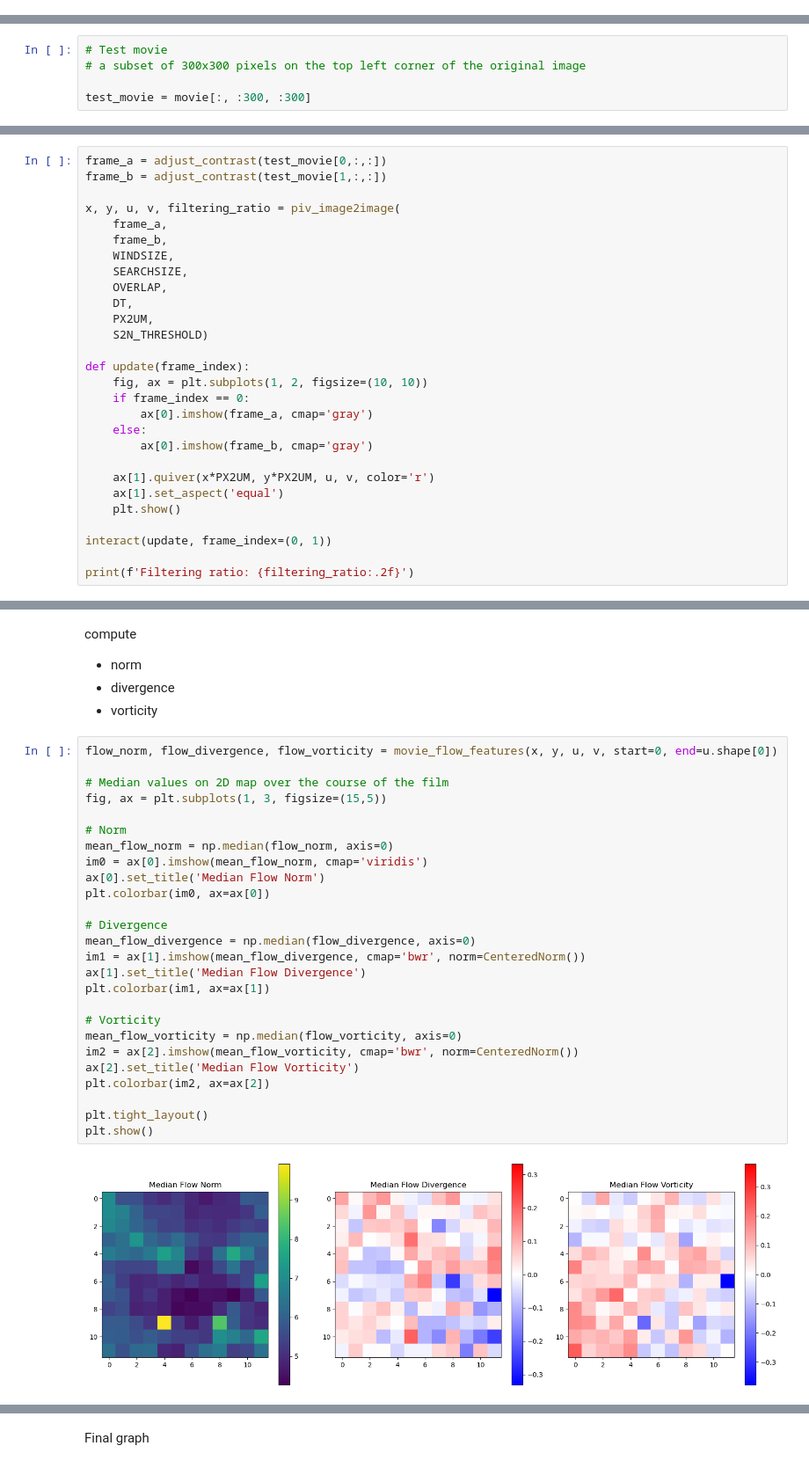
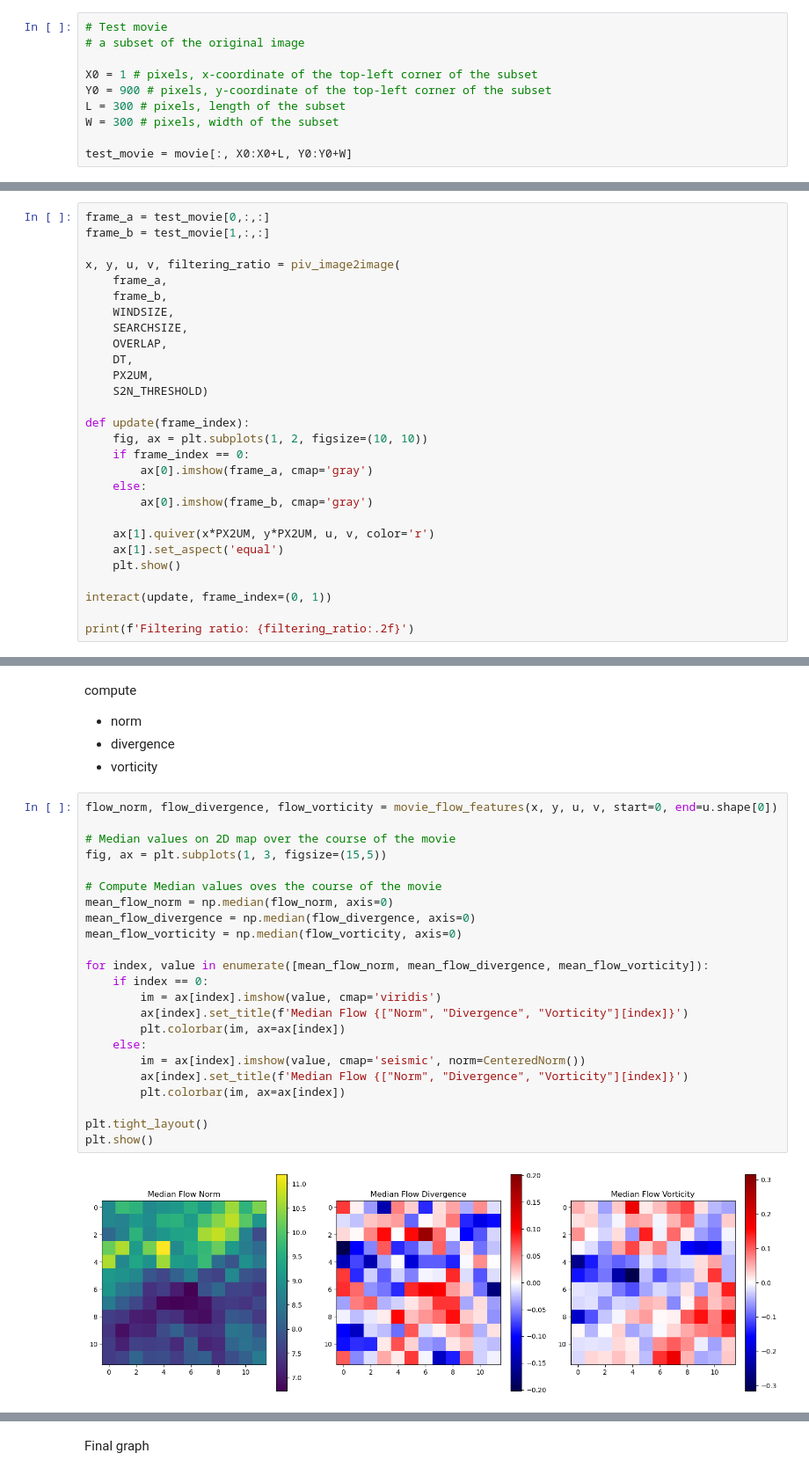
Before and after one commit to taryaksama/data-science, a Jupyter notebook: PIV/main.ipynb, the cells around one changed output, grey strips where cells are left out. Shown at 88% size. Drawn from its saved outputs; the diff is of its cells as text.

```diff
--- a/PIV/main.ipynb
+++ b/PIV/main.ipynb
@@ -71,0 +78,10 @@ else:
+# %%
+# Test movie
+# a subset of the original image
+
+X0 = 1 # pixels, x-coordinate of the top-left corner of the subset
+Y0 = 900 # pixels, y-coordinate of the top-left corner of the subset
+L = 300 # pixels, length of the subset
+W = 300 # pixels, width of the subset
+
+test_movie = movie[:, X0:X0+L, Y0:Y0+W]
@@ -80,9 +120,4 @@ DT:float = 0.25 # sec, time interval between the two frames
 PX2UM:float = 2.75 # pixels/micrometers
 # -- Post-processing
 S2N_THRESHOLD:float = 1.1 # AU, signal-to-noise threshold to remove false values
-# %%
-# Test movie
-# a subset of 300x300 pixels on the top left corner of the original image
-
-test_movie = movie[:, :300, :300]
 # %% [markdown]
@@ -92,8 +127,8 @@ Check if piv_image2image is working
 - display t & t+1
 - display resulting vectors
 # %%
-frame_a = adjust_contrast(test_movie[0,:,:])
-frame_b = adjust_contrast(test_movie[1,:,:])
+frame_a = test_movie[0,:,:]
+frame_b = test_movie[1,:,:]
 
 x, y, u, v, filtering_ratio = piv_image2image(
     frame_a,
@@ -265,28 +300,25 @@ compute
 # %%
 flow_norm, flow_divergence, flow_vorticity = movie_flow_features(x, y, u, v, start=0, end=u.shape[0])
 
-# Median values on 2D map over the course of the film
+# Median values on 2D map over the course of the movie
 fig, ax = plt.subplots(1, 3, figsize=(15,5))
 
-# Norm
+# Compute Median values oves the course of the movie
 mean_flow_norm = np.median(flow_norm, axis=0)
-im0 = ax[0].imshow(mean_flow_norm, cmap='viridis')
-ax[0].set_title('Median Flow Norm')
-plt.colorbar(im0, ax=ax[0])
+mean_flow_divergence = np.median(flow_divergence, axis=0)
+mean_flow_vorticity = np.median(flow_vorticity, axis=0)
 
-# Divergence
-mean_flow_divergence = np.median(flow_divergence, axis=0)
-im1 = ax[1].imshow(mean_flow_divergence, cmap='bwr', norm=CenteredNorm())
-ax[1].set_title('Median Flow Divergence')
-plt.colorbar(im1, ax=ax[1])
-
-# Vorticity
-mean_flow_vorticity = np.median(flow_vorticity, axis=0)
-im2 = ax[2].imshow(mean_flow_vorticity, cmap='bwr', norm=CenteredNorm())
-ax[2].set_title('Median Flow Vorticity')
-plt.colorbar(im2, ax=ax[2])
+for index, value in enumerate([mean_flow_norm, mean_flow_divergence, mean_flow_vorticity]):
+    if index == 0:
+        im = ax[index].imshow(value, cmap='viridis')
+        ax[index].set_title(f'Median Flow {["Norm", "Divergence", "Vorticity"][index]}')
+        plt.colorbar(im, ax=ax[index])
+    else:
+        im = ax[index].imshow(value, cmap='seismic', norm=CenteredNorm())
+        ax[index].set_title(f'Median Flow {["Norm", "Divergence", "Vorticity"][index]}')
+        plt.colorbar(im, ax=ax[index])
 
 plt.tight_layout()
 plt.show()
 # %% [output]
-[figure, old version]
+[figure, new version]
```
Also changed, not shown: parts of 16 cells of this notebook, 2 other files.
